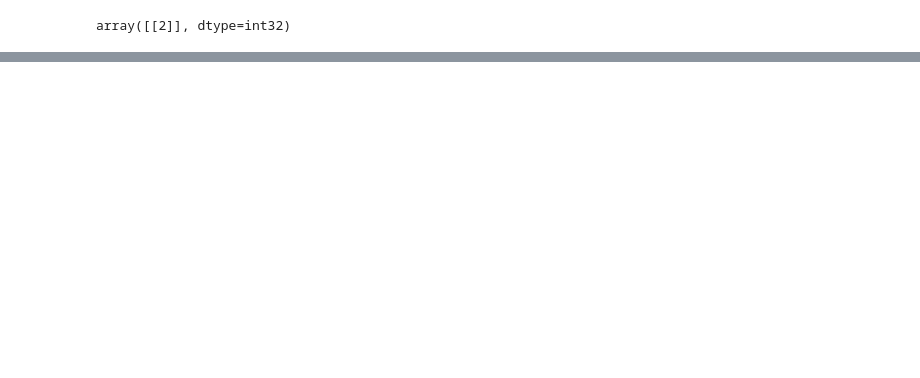
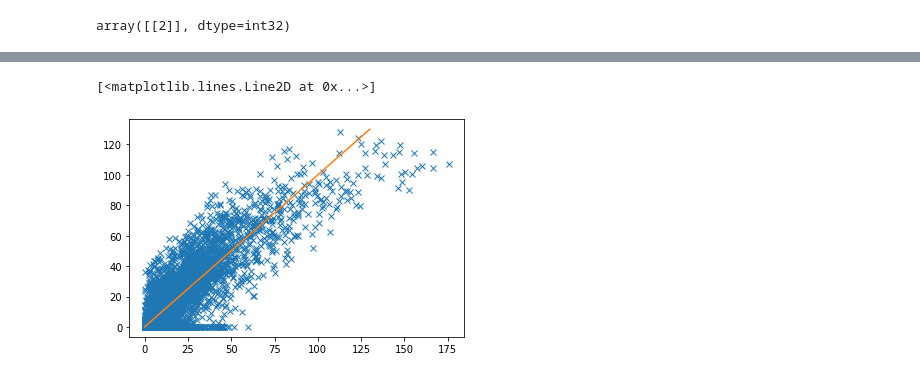
Before and after one commit to CloudTomography/AT3D, a Jupyter notebook: notebooks/SimpleInverseProblem.ipynb, the cells around one changed output, grey strips where cells are left out. Drawn from its saved outputs; the diff is of its cells as text; code cells hidden in the pictures; blank space fills up the shorter version.

```diff
--- a/notebooks/SimpleInverseProblem.ipynb
+++ b/notebooks/SimpleInverseProblem.ipynb
@@ -329,3 +181,11 @@ py.plot(solvers_reconstruct[0.86].medium['cloud'].extinction.data.ravel(),
+# %%
+py.figure()
+py.plot(solvers_reconstruct[0.86].medium['cloud'].extinction.data.ravel(),
+        solvers[0.86].medium['cloud'].extinction.data.ravel(),'x')
+py.plot([0,130],[0,130])
+# %% [output]
+[<matplotlib.lines.Line2D at 0x...>]
+[figure, added]
 # %%
 cond = np.where(solvers_reconstruct[0.86].medium['cloud'].extinction > 0.0)
 one = solvers_reconstruct[0.86].medium['cloud'].extinction.data[cond]
```
Also changed, not shown: parts of 30 cells of this notebook, 8 other files.
